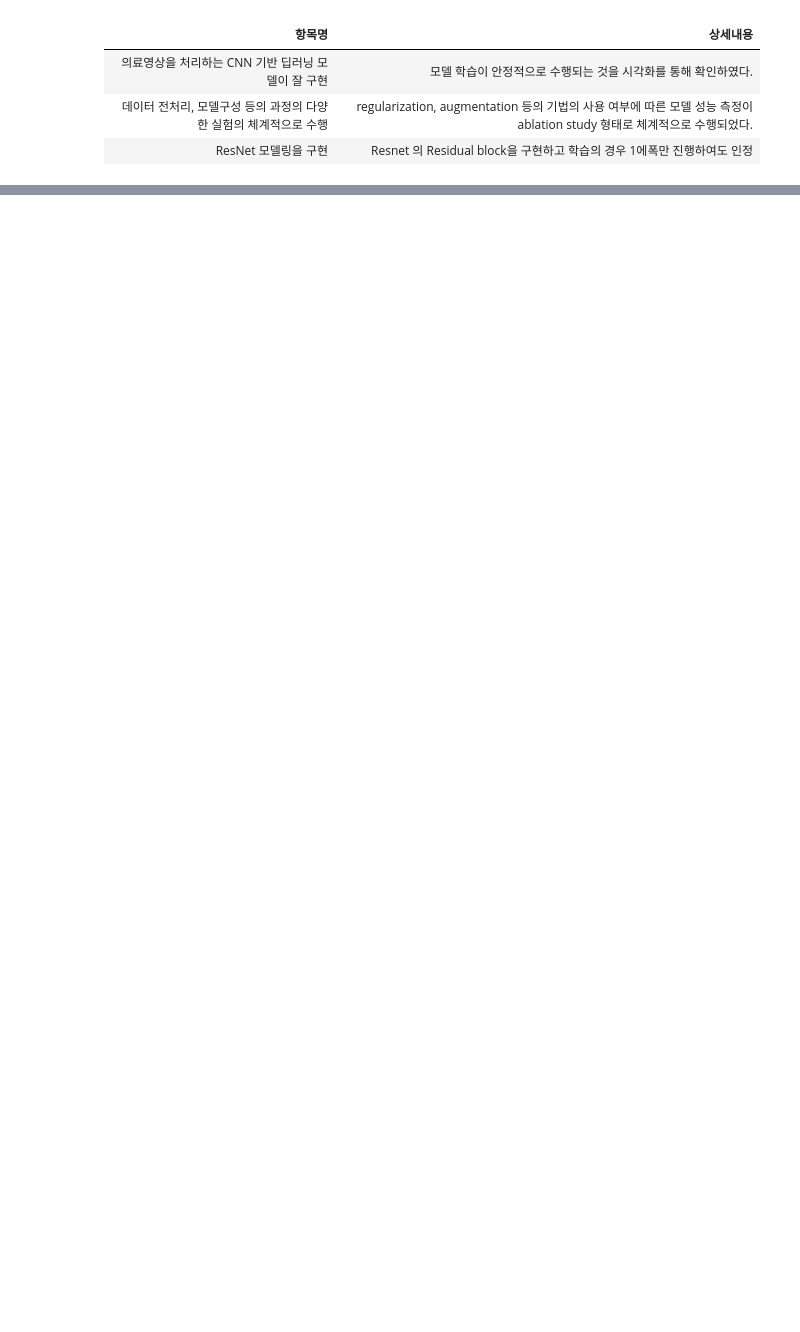
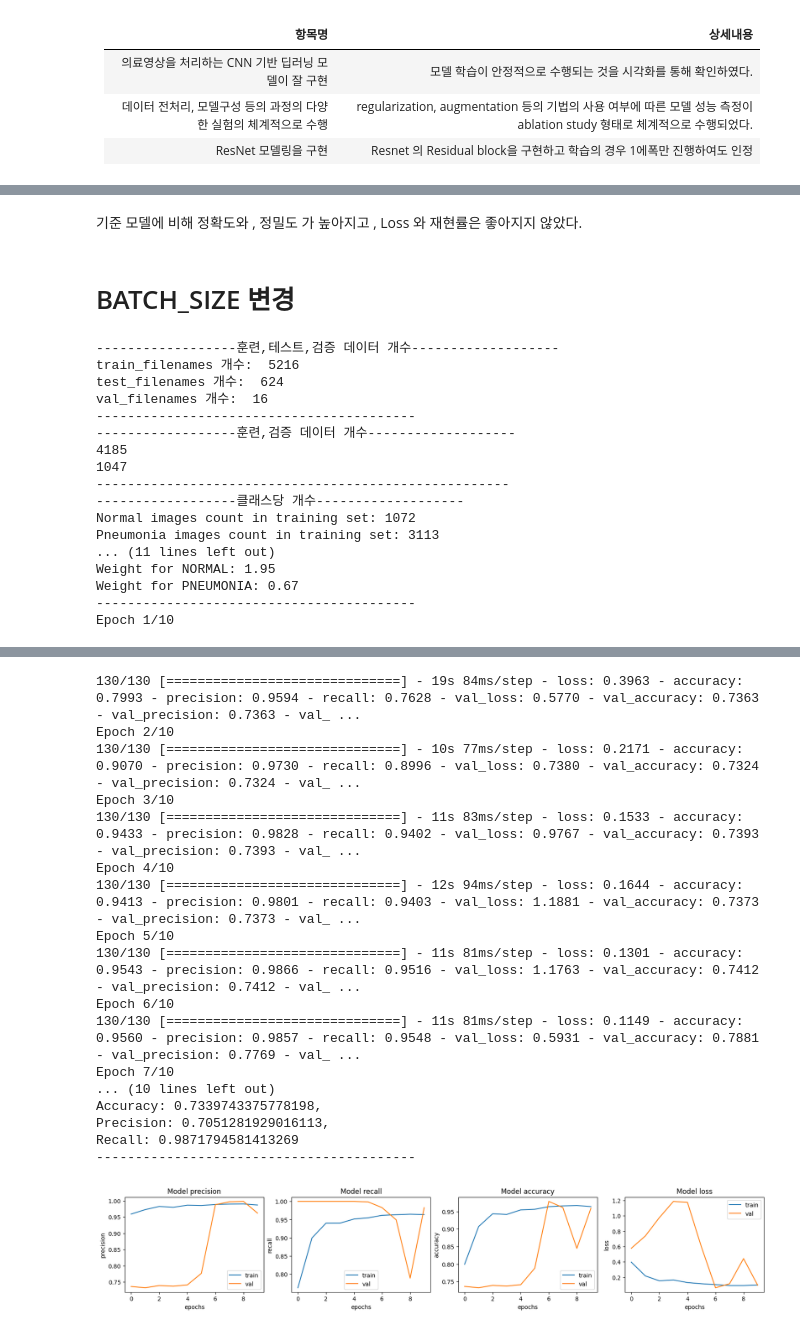
Before and after one commit to dudnjsckrgo/aiffel_quest, a Jupyter notebook: MainQuest01/main.ipynb, the cells around one changed output, grey strips where cells are left out. Cells and saved outputs as stored; diff of their text form; code cells hidden in the pictures; blank space fills up the shorter version.

```diff
--- a/MainQuest01/main.ipynb
+++ b/MainQuest01/main.ipynb
@@ -45,0 +372,33 @@ To enable the following instructions: AVX2 AVX_VNNI FMA, in other operations, re
+# %% [markdown]
+기준 모델에 비해 정확도와 , 정밀도 가 높아지고 , Loss 와 재현률은 좋아지지 않았다.
+# %% [markdown]
+# BATCH_SIZE 변경
+# %%
+# PneumoniaDetectionModel 클래스의 인스턴스 생성
+EPOCHS=10
+BATCH_SIZE=32
+model = PneumoniaDetectionModel()
+# 모델 훈련
+history = model.train()
+# 훈련 과정의 결과 (정확도, 손실 등) 시각화
+model.show_graph(history)
+# 테스트 데이터에 대한 모델 평가
+test_results = model.evaluate()
+# %% [output]
+------------------훈련,테스트,검증 데이터 개수-------------------
+train_filenames 개수:  5216
+test_filenames 개수:  624
+val_filenames 개수:  16
+-----------------------------------------
+------------------훈련,검증 데이터 개수-------------------
+4185
+1047
+-----------------------------------------------------
+------------------클래스당 개수-------------------
+Normal images count in training set: 1072
+Pneumonia images count in training set: 3113
+... (11 lines left out)
+Weight for NORMAL: 1.95
+Weight for PNEUMONIA: 0.67
+-----------------------------------------
+Epoch 1/10
@@ -45,0 +406,18 @@ To enable the following instructions: AVX2 AVX_VNNI FMA, in other operations, re
+130/130 [==============================] - 19s 84ms/step - loss: 0.3963 - accuracy: 0.7993 - precision: 0.9594 - recall: 0.7628 - val_loss: 0.5770 - val_accuracy: 0.7363 - val_precision: 0.7363 - val_ ...
+Epoch 2/10
+130/130 [==============================] - 10s 77ms/step - loss: 0.2171 - accuracy: 0.9070 - precision: 0.9730 - recall: 0.8996 - val_loss: 0.7380 - val_accuracy: 0.7324 - val_precision: 0.7324 - val_ ...
+Epoch 3/10
+130/130 [==============================] - 11s 83ms/step - loss: 0.1533 - accuracy: 0.9433 - precision: 0.9828 - recall: 0.9402 - val_loss: 0.9767 - val_accuracy: 0.7393 - val_precision: 0.7393 - val_ ...
+Epoch 4/10
+130/130 [==============================] - 12s 94ms/step - loss: 0.1644 - accuracy: 0.9413 - precision: 0.9801 - recall: 0.9403 - val_loss: 1.1881 - val_accuracy: 0.7373 - val_precision: 0.7373 - val_ ...
+Epoch 5/10
+130/130 [==============================] - 11s 81ms/step - loss: 0.1301 - accuracy: 0.9543 - precision: 0.9866 - recall: 0.9516 - val_loss: 1.1763 - val_accuracy: 0.7412 - val_precision: 0.7412 - val_ ...
+Epoch 6/10
+130/130 [==============================] - 11s 81ms/step - loss: 0.1149 - accuracy: 0.9560 - precision: 0.9857 - recall: 0.9548 - val_loss: 0.5931 - val_accuracy: 0.7881 - val_precision: 0.7769 - val_ ...
+Epoch 7/10
+... (10 lines left out)
+Accuracy: 0.7339743375778198,
+Precision: 0.7051281929016113,
+Recall: 0.9871794581413269
+-----------------------------------------
+[figure, added]
```
Also changed, not shown: parts of 46 cells of this notebook, 1 other file.
